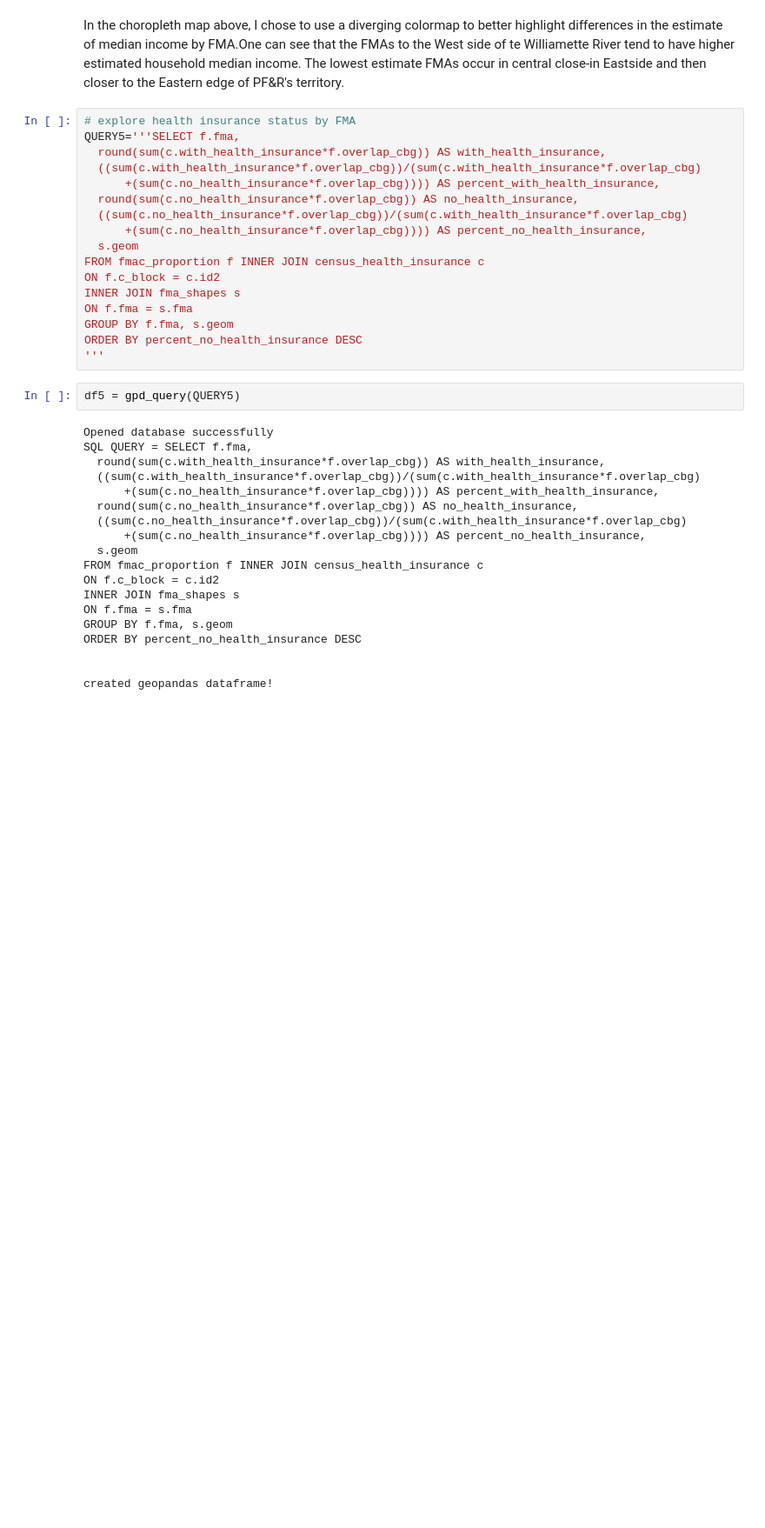
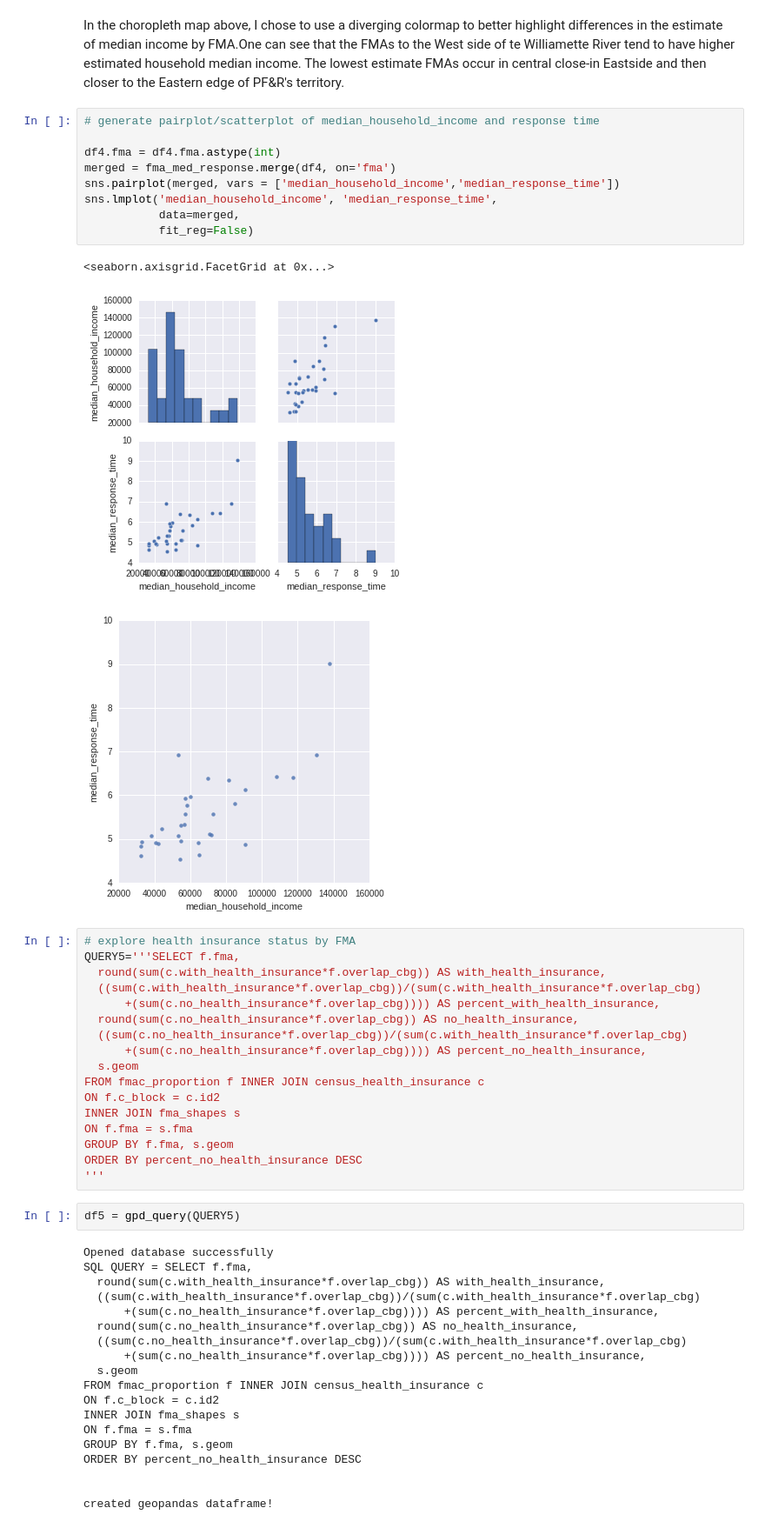
Before and after one commit to hackoregon/emergency-response, a Jupyter notebook: notebooks/census_eda_geo.ipynb, the cells around one changed output. Shown at 87% size. Cells and saved outputs as stored; diff of their text form; blank space fills up the shorter version.

```diff
--- a/notebooks/census_eda_geo.ipynb
+++ b/notebooks/census_eda_geo.ipynb
@@ -404,6 +492,19 @@ plt.title("Estimate of median income by FMA")
 [figure]
 # %% [markdown]
 In the choropleth map above, I chose to use a diverging colormap to better highlight differences in the estimate of median income by FMA.One can see that the FMAs to the West side of te Williamette River tend to have higher estimated household median income. The lowest estimate FMAs occur in central close-in Eastside and then closer to the Eastern edge of PF&R's territory.
+# %%
+# generate pairplot/scatterplot of median_household_income and response time
+
+df4.fma = df4.fma.astype(int)
+merged = fma_med_response.merge(df4, on='fma')
+sns.pairplot(merged, vars = ['median_household_income','median_response_time'])
+sns.lmplot('median_household_income', 'median_response_time',
+           data=merged,
+           fit_reg=False)
+# %% [output]
+<seaborn.axisgrid.FacetGrid at 0x...>
+[figure, added]
+[figure, added]
 # %%
 # explore health insurance status by FMA
 QUERY5='''SELECT f.fma,
```
Also changed, not shown: parts of 14 cells of this notebook.
